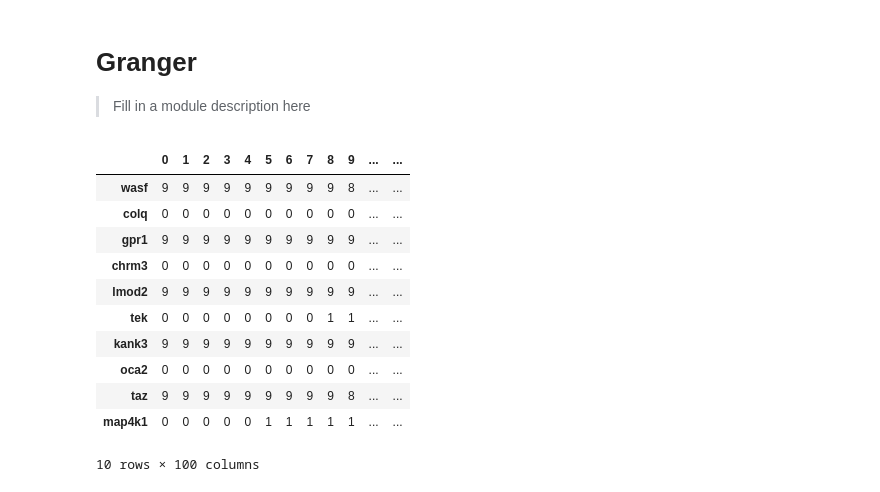
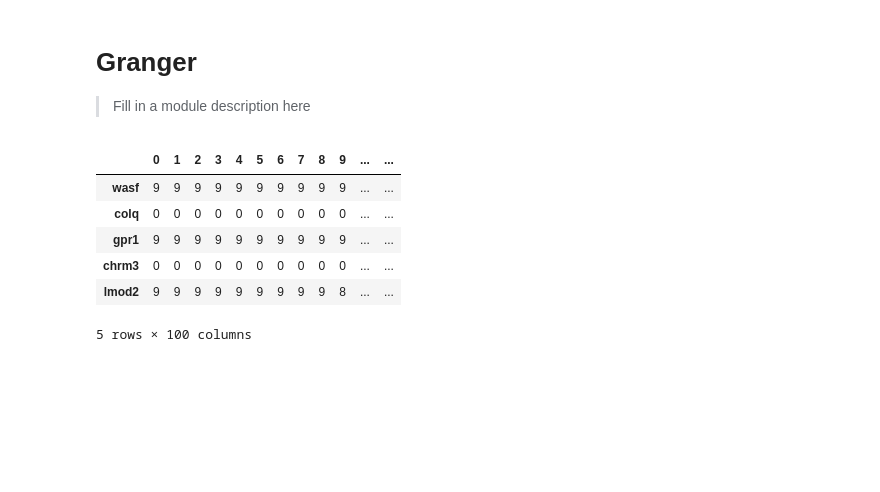
Before and after one commit to dsm-72/degex, a Jupyter notebook: nbs/07_granger.ipynb, the cells around one changed output. Drawn from its saved outputs; the diff is of its cells as text; code cells hidden in the pictures; blank space fills up the shorter version.

Commit message:
playing around with estimator

```diff
--- a/nbs/07_granger.ipynb
+++ b/nbs/07_granger.ipynb
@@ -17,5 +17,33 @@ collections.Iterable = collections.abc.Iterable
 collections.Mapping = collections.abc.Mapping
 collections.MutableSet = collections.abc.MutableSet
 collections.MutableMapping = collections.abc.MutableMapping
+# %%
+#| export
+import pandas as pd, numpy as np
+import importlib, matplotlib as mpl, matplotlib.pyplot as plt, seaborn as sns
+
+from joblib import Parallel, delayed
+
+from sklearn.base import BaseEstimator, TransformerMixin
+from sklearn.preprocessing import StandardScaler
+from statsmodels.tsa.stattools import kpss
+from statsmodels.tsa.stattools import grangercausalitytests
+
+genes = 'wasf colq gpr1 chrm3 lmod2 tek kank3 oca2 taz map4k1'.split()
+df_trj = pd.DataFrame(
+    [
+        np.sort(np.random.randint(0, 10, (100)))[::-1] if i % 2 == 0 else np.sort(np.random.randint(0, 10, (100)))
+        for i in range(len(genes))
+    ], index=genes
+)
+df_trj.head()
+# %% [output]
+|  | 0 | 1 | 2 | 3 | 4 | 5 | 6 | 7 | 8 | 9 | ... | ... |
+| wasf | 9 | 9 | 9 | 9 | 9 | 9 | 9 | 9 | 9 | 9 | ... | ... |
+| colq | 0 | 0 | 0 | 0 | 0 | 0 | 0 | 0 | 0 | 0 | ... | ... |
+| gpr1 | 9 | 9 | 9 | 9 | 9 | 9 | 9 | 9 | 9 | 9 | ... | ... |
+| chrm3 | 0 | 0 | 0 | 0 | 0 | 0 | 0 | 0 | 0 | 0 | ... | ... |
+| lmod2 | 9 | 9 | 9 | 9 | 9 | 9 | 9 | 9 | 9 | 8 | ... | ... |
+5 rows × 100 columns
 # %%
 #| export
@@ -228,27 +200,0 @@ class GrangerCausality(BaseEstimator):
-# %%
-import pandas as pd, numpy as np
-from sklearn.preprocessing import StandardScaler
-import importlib, matplotlib as mpl, matplotlib.pyplot as plt, seaborn as sns
-# importlib.reload(mpl); importlib.reload(plt); importlib.reload(sns)
-
-genes = 'wasf colq gpr1 chrm3 lmod2 tek kank3 oca2 taz map4k1'.split()
-df_trj = pd.DataFrame(
-    [
-        np.sort(np.random.randint(0, 10, (100)))[::-1] if i % 2 == 0 else np.sort(np.random.randint(0, 10, (100)))
-        for i in range(len(genes))
-    ], index=genes
-)
-df_trj
-# %% [output]
-|  | 0 | 1 | 2 | 3 | 4 | 5 | 6 | 7 | 8 | 9 | ... | ... |
-| wasf | 9 | 9 | 9 | 9 | 9 | 9 | 9 | 9 | 9 | 8 | ... | ... |
-| colq | 0 | 0 | 0 | 0 | 0 | 0 | 0 | 0 | 0 | 0 | ... | ... |
-| gpr1 | 9 | 9 | 9 | 9 | 9 | 9 | 9 | 9 | 9 | 9 | ... | ... |
-| chrm3 | 0 | 0 | 0 | 0 | 0 | 0 | 0 | 0 | 0 | 0 | ... | ... |
-| lmod2 | 9 | 9 | 9 | 9 | 9 | 9 | 9 | 9 | 9 | 9 | ... | ... |
-| tek | 0 | 0 | 0 | 0 | 0 | 0 | 0 | 0 | 1 | 1 | ... | ... |
-| kank3 | 9 | 9 | 9 | 9 | 9 | 9 | 9 | 9 | 9 | 9 | ... | ... |
-| oca2 | 0 | 0 | 0 | 0 | 0 | 0 | 0 | 0 | 0 | 0 | ... | ... |
-| taz | 9 | 9 | 9 | 9 | 9 | 9 | 9 | 9 | 9 | 8 | ... | ... |
-| map4k1 | 0 | 0 | 0 | 0 | 0 | 1 | 1 | 1 | 1 | 1 | ... | ... |
-10 rows × 100 columns
```
Also changed, not shown: parts of 7 cells of this notebook.
